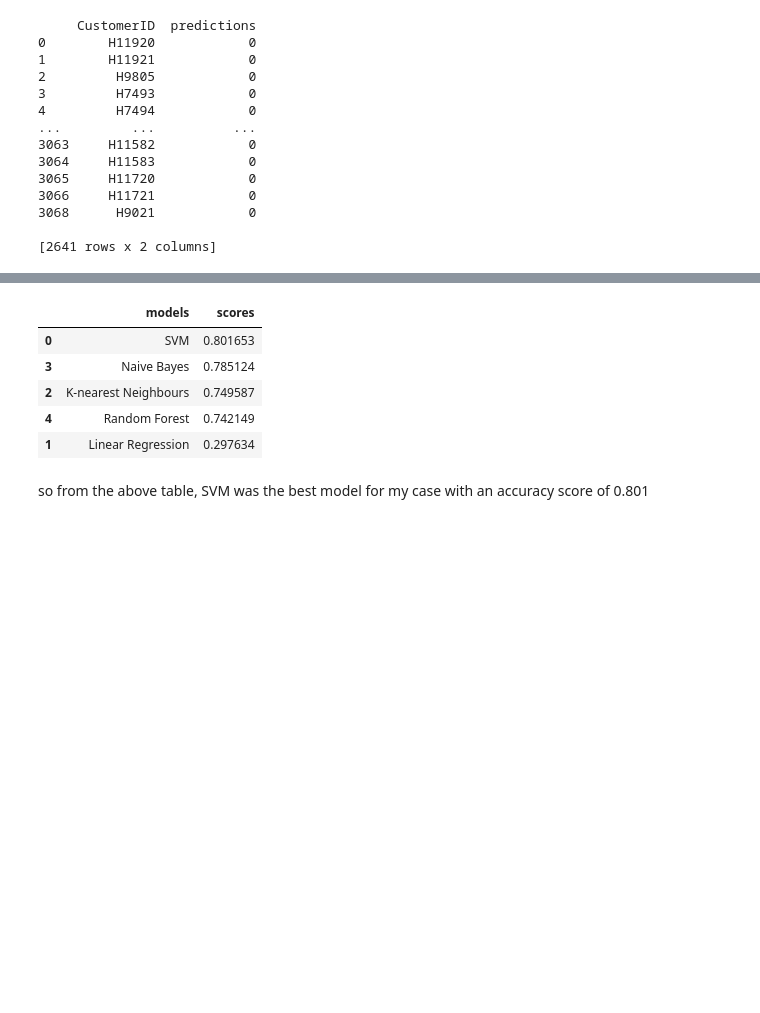
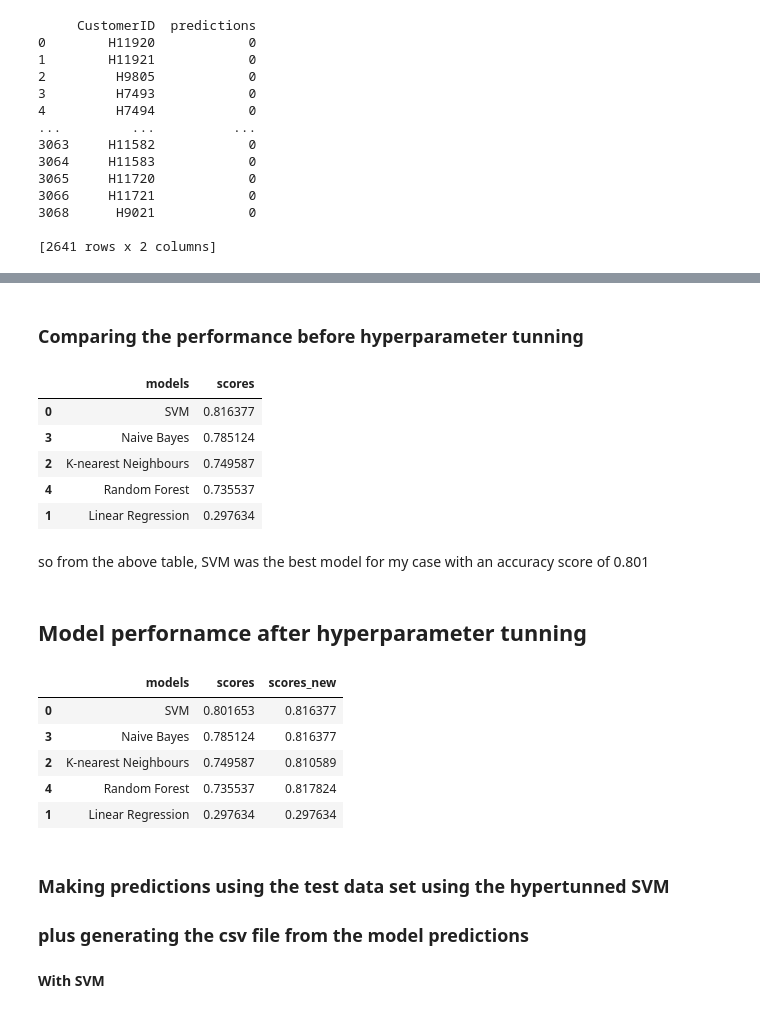
Before and after one commit to frankssenoga/frankssenoga, a Jupyter notebook: NEW_ML_ASSIGNMENT_3_NEW_LATEST.ipynb, the cells around one changed output, grey strips where cells are left out. Drawn from its saved outputs; the diff is of its cells as text; code cells hidden in the pictures; blank space fills up the shorter version.

```diff
--- a/NEW_ML_ASSIGNMENT_3_NEW_LATEST.ipynb
+++ b/NEW_ML_ASSIGNMENT_3_NEW_LATEST.ipynb
@@ -1245,5 +1247,5 @@ SVC(C=1, gamma=1, probability=True, random_state=0)
 # %%
 # printing the accuracy score from hypertuned Random Forest classifier
-accuracy18=grid.best_score_
+accuracy18=grid_search_rf.best_score_
 accuracy18
 # %% [output]
@@ -1357,5 +1347,5 @@ print(grid.best_params_)
 # %%
 # printing the accuracy score from hypertuned Kneighbours classifier
-accuracy17=grid.best_score_
+accuracy17=grid_search_knn.best_score_
 accuracy17
 # %% [output]
@@ -1523,8 +1510,8 @@ print(grid.best_estimator_)
 SVC(C=1, gamma=1, probability=True, random_state=0)
 # %%
 # printing the accuracy score from hypertuned SVM classifier
-accuracy=grid.best_score_
-accuracy
+accuracy24=grid.best_score_
+accuracy24
 # %% [output]
 0.8163770116317826
 # %% [markdown]
@@ -1591,6 +1578,8 @@ files.download('predictions_output.csv')
 # %% [output]
 [interactive output not drawn]
 [interactive output not drawn]
+# %% [markdown]
+### **Comparing the performance before hyperparameter tunning**
 # %%
 # comparing the performance of different models
 models=pd.DataFrame({
@@ -1599,10 +1588,12 @@ models=pd.DataFrame({
 models.sort_values(by='scores',ascending = False)
 # %% [output]
 |  | models | scores |
-| 0 | SVM | 0.801653 |
+| 0 | SVM | 0.816377 |
 | 3 | Naive Bayes | 0.785124 |
 | 2 | K-nearest Neighbours | 0.749587 |
-| 4 | Random Forest | 0.742149 |
+| 4 | Random Forest | 0.735537 |
 | 1 | Linear Regression | 0.297634 |
 # %% [markdown]
 so from the above table, SVM was the best model for my case with an accuracy score of 0.801
+# %% [markdown]
+## **Model perfornamce after hyperparameter tunning**
@@ -1608,0 +1602,18 @@ so from the above table, SVM was the best model for my case with an accuracy sco
+# %%
+models=pd.DataFrame({
+    'models':['SVM','Linear Regression','K-nearest Neighbours','Naive Bayes','Random Forest'],
+    'scores':[accuracy,mae,knn_score,nb_score,rf_score],
+    'scores_new':[accuracy23,mae,accuracy17,accuracy23,accuracy18]})
+models.sort_values(by='scores',ascending = False)
+# %% [output]
+|  | models | scores | scores_new |
+| 0 | SVM | 0.801653 | 0.816377 |
+| 3 | Naive Bayes | 0.785124 | 0.816377 |
+| 2 | K-nearest Neighbours | 0.749587 | 0.810589 |
+| 4 | Random Forest | 0.735537 | 0.817824 |
+| 1 | Linear Regression | 0.297634 | 0.297634 |
+# %% [markdown]
+### **Making predictions using the test data set using  the hypertunned SVM**
+### **plus generating the csv file from the model predictions**
+# %% [markdown]
+**With SVM**
```
Also changed, not shown: parts of 29 cells of this notebook.
